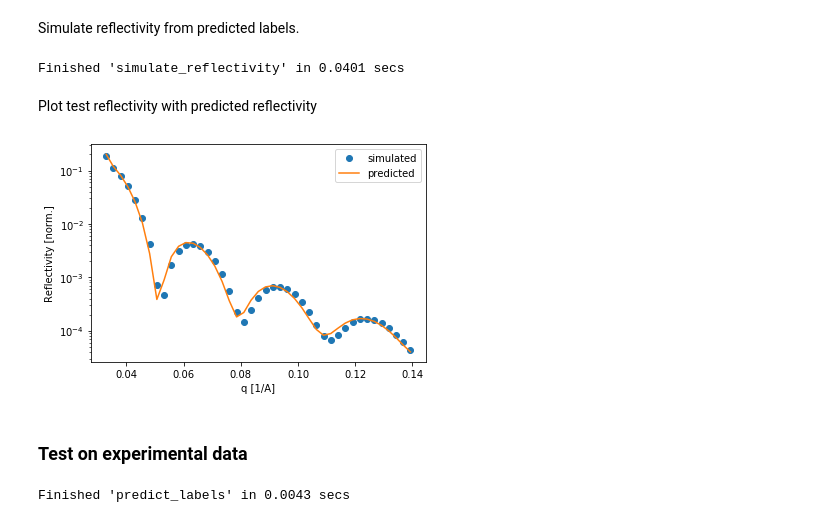
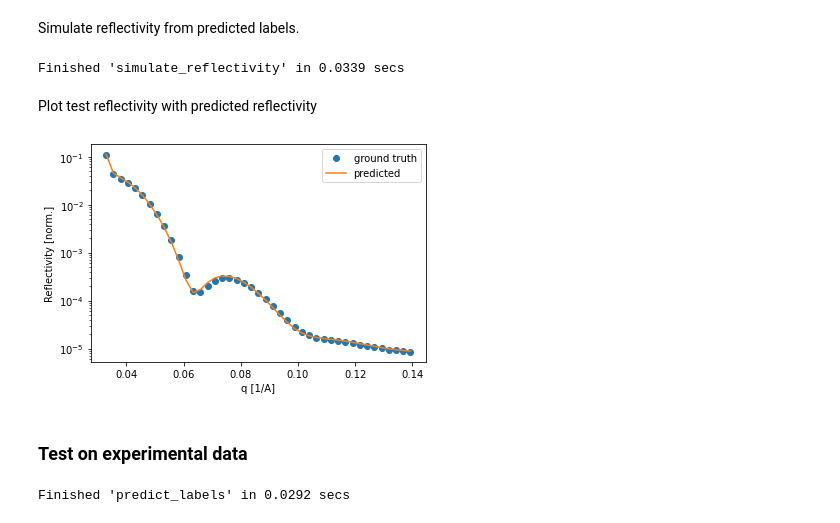
Before and after one commit to schreiber-lab/mlreflect, a Jupyter notebook: data/notebooks/usage_example.ipynb, the cells around one changed output. Saved outputs shown, nothing was run; the diff lists cells and outputs as text; code cells hidden in the pictures.

```diff
--- a/data/notebooks/usage_example.ipynb
+++ b/data/notebooks/usage_example.ipynb
@@ -22,5 +28,5 @@ In this case DIP_303K.txt contains columns of reflectivity data with the first c
 # %%
-experiment = np.loadtxt('DIP_303K.txt')
+experiment = np.loadtxt('DIP_303K.dat')
 # %%
 q = experiment[9:, 0] # Extract q-values
 experimental_reflectivity = experiment[9:, 1:].T
@@ -35,7 +41,7 @@ plt.show()
 ### Generate random training data
 Choose parameter ranges for the randomly generated training data with mininimum and maximum values for each layer using Layer objects.
 # %%
-layer1 = Layer('Si', (None, None), (1, 1), (20.1, 20.1))
+layer1 = Layer('Si', (1, 1), (1, 1), (20.1, 20.1))
 layer2 = Layer('SiOx', (2.8, 30), (2.5, 2.5), (17.8, 17.8))
 layer3 = Layer('Film', (20, 300), (0, 60), (1, 14))
 # %% [markdown]
@@ -138,7 +155,7 @@ plt.show()
 # %% [markdown]
 Initialize OutputPreprocessor object with the predefined sample and apply preprocessing to the labels.
 # %%
-op = OutputPreprocessor(sample, normalization='absolute_max')
+op = OutputPreprocessor(sample, normalization='min_to_zero')
 
 train_labels_pp, removed_train_labels = op.apply_preprocessing(train_labels)
 val_labels_pp, removed_val_labels = op.apply_preprocessing(val_labels)
@@ -295,5 +244,5 @@ test_labels # Inspect previously generated test labels
 # %%
-restored_pred_test_labels = op.restore_labels(pred_test_labels, removed_test_labels) # Reverse preprocessing on predicted test labels
+restored_pred_test_labels = op.restore_labels(pred_test_labels) # Reverse preprocessing on predicted test labels
 # %%
 restored_pred_test_labels # Inspect predicted test labels without preprocessing
 # %% [output]
@@ -326,18 +291,18 @@ Simulate reflectivity from predicted labels.
 # %%
 pred_test_reflectivity = gen.simulate_reflectivity(restored_pred_test_labels)
 # %% [output]
-Finished 'simulate_reflectivity' in 0.0401 secs
+Finished 'simulate_reflectivity' in 0.0339 secs
 # %% [markdown]
 Plot test reflectivity with predicted reflectivity
 # %%
-plt.semilogy(q, test_reflectivity[23, :], 'o', label='simulated')
-plt.semilogy(q, pred_test_reflectivity[23, :], label='predicted')
+plt.semilogy(q, test_reflectivity[113, :], 'o', label='ground truth')
+plt.semilogy(q, pred_test_reflectivity[113, :], label='predicted')
 plt.legend()
 plt.xlabel('q [1/A]')
 plt.ylabel('Reflectivity [norm.]')
 plt.show()
 # %% [output]
-[figure, old version]
+[figure, new version]
 # %% [markdown]
 ### Test on experimental data
 # %%
@@ -345,4 +310,4 @@ experimental_reflectivity_pp = ip.standardize(experimental_reflectivity)
 # %%
 pred_experimental_test_labels = pr.predict_labels(experimental_reflectivity_pp) # Predict labels for experimental test data
 # %% [output]
-Finished 'predict_labels' in 0.0043 secs
+Finished 'predict_labels' in 0.0292 secs
```
Also changed, not shown: parts of 37 cells of this notebook.
